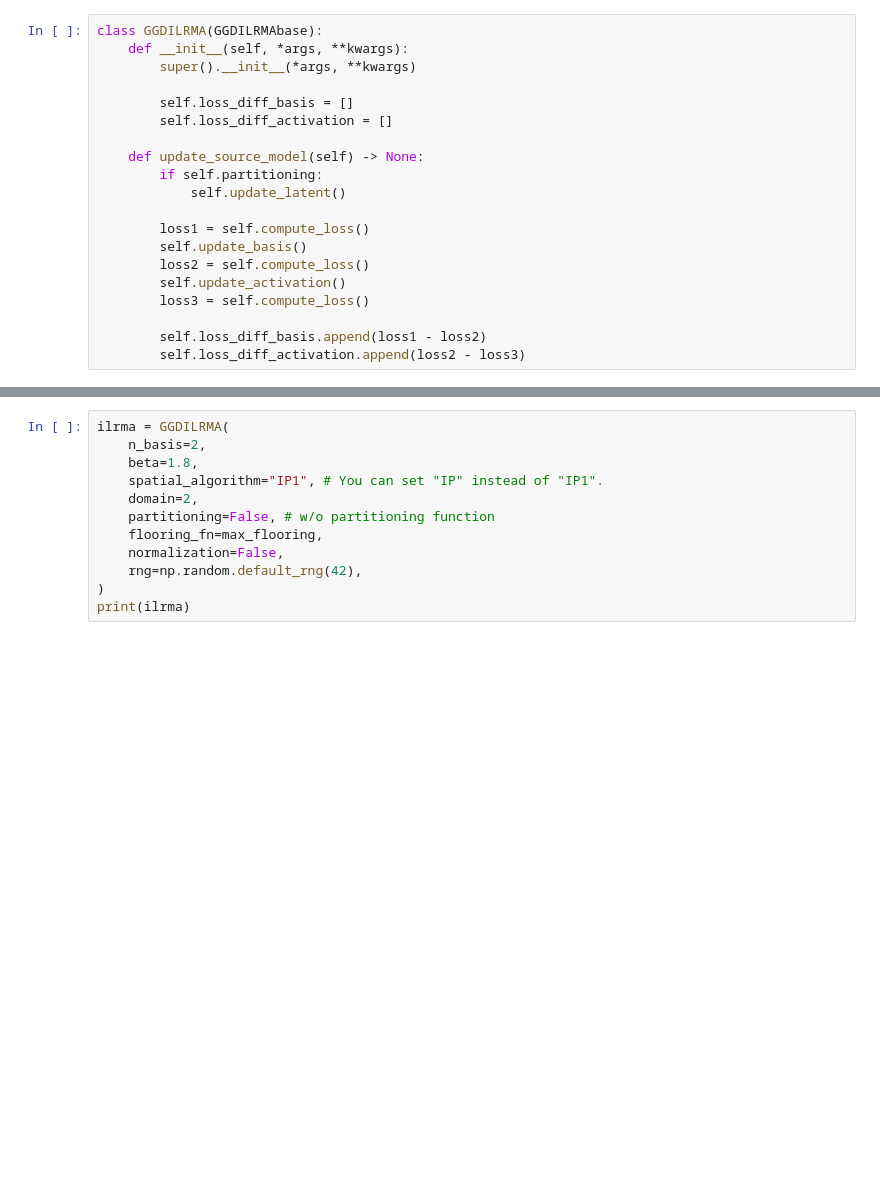
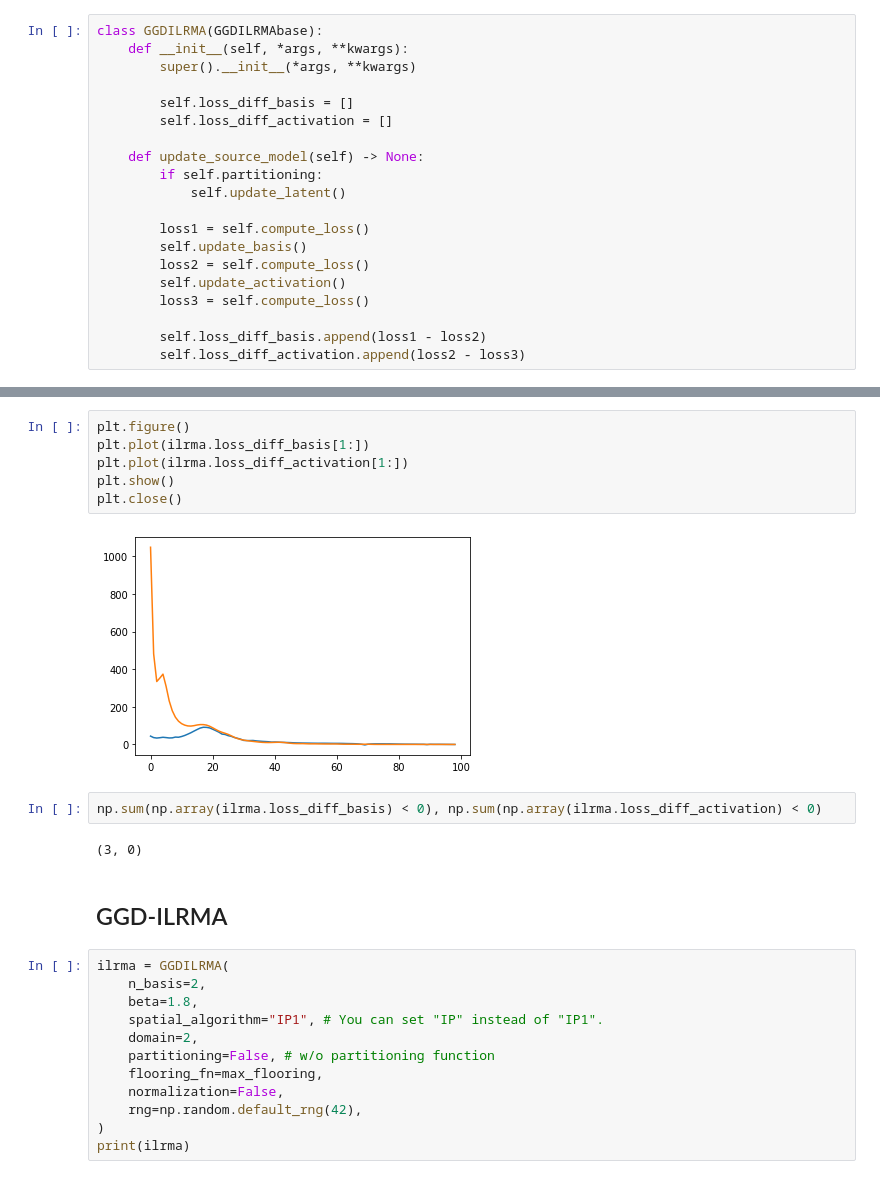
Before and after one commit to tky823/ssspy, a Jupyter notebook: notebooks/ISSUE/issue184.ipynb, the cells around one changed output, grey strips where cells are left out. Drawn from its saved outputs; the diff is of its cells as text; blank space fills up the shorter version.

```diff
--- a/notebooks/ISSUE/issue184.ipynb
+++ b/notebooks/ISSUE/issue184.ipynb
@@ -54,3 +122,17 @@ class GGDILRMA(GGDILRMAbase):
+# %%
+plt.figure()
+plt.plot(ilrma.loss_diff_basis[1:])
+plt.plot(ilrma.loss_diff_activation[1:])
+plt.show()
+plt.close()
+# %% [output]
+[figure, added]
+# %%
+np.sum(np.array(ilrma.loss_diff_basis) < 0), np.sum(np.array(ilrma.loss_diff_activation) < 0)
+# %% [output]
+(3, 0)
+# %% [markdown]
+## GGD-ILRMA
 # %%
 ilrma = GGDILRMA(
     n_basis=2,
```
Also changed, not shown: parts of 12 cells of this notebook.
